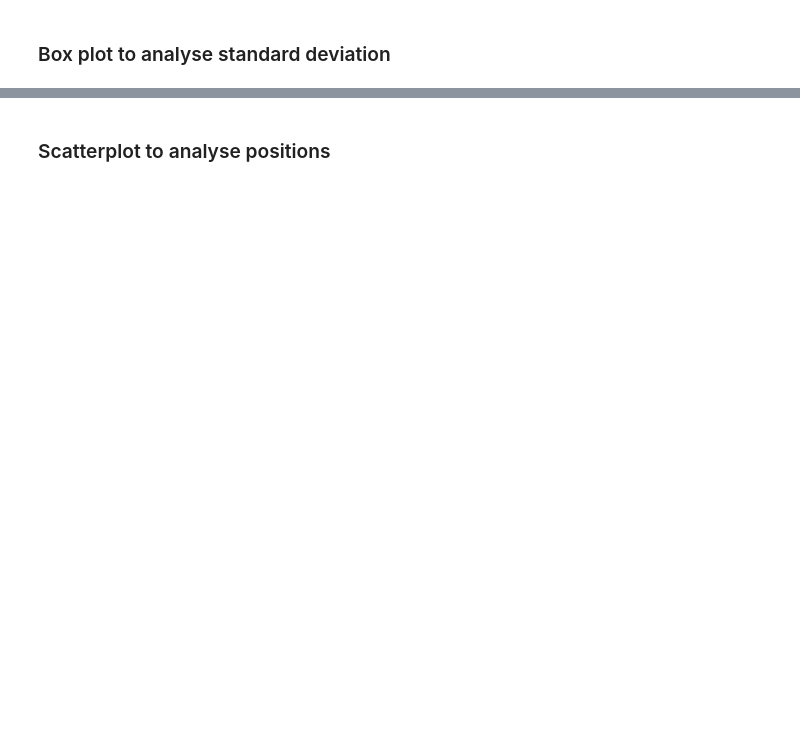
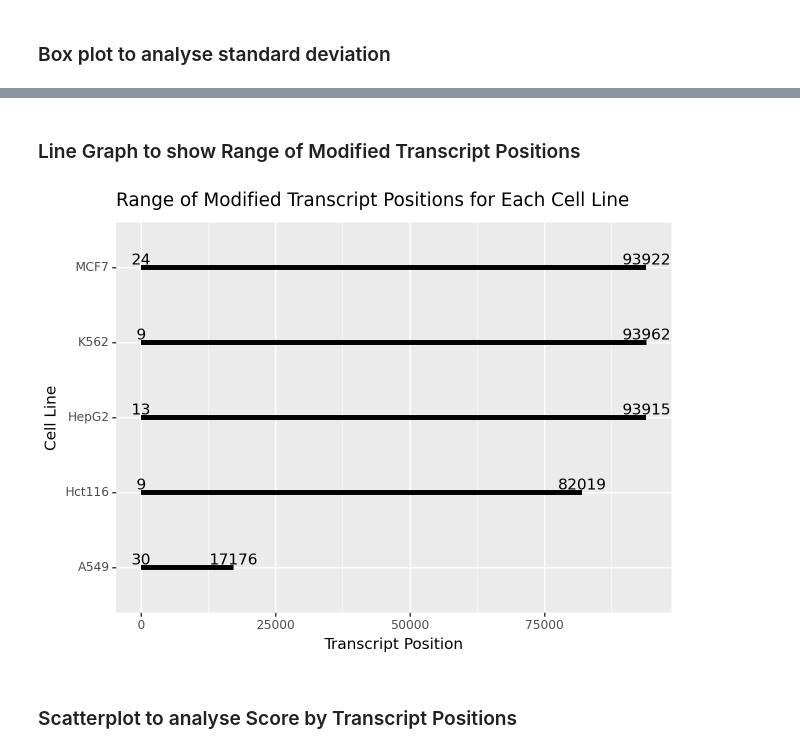
Before and after one commit to chloetkl/dsa4262-geneiuses, a Jupyter notebook: code/prediction_and_visualisation.ipynb, the cells around one changed output, grey strips where cells are left out. Drawn from its saved outputs; the diff is of its cells as text; code cells hidden in the pictures; blank space fills up the shorter version.

```diff
--- a/code/prediction_and_visualisation.ipynb
+++ b/code/prediction_and_visualisation.ipynb
@@ -363,2 +379,29 @@ plt.show()
+# %% [markdown]
+### Line Graph to show Range of Modified Transcript Positions
+# %%
+# Calculate the min and max transcript positions for each cell line
+range_data = filtered_data.groupby('cell_line').agg(
+    min_position=('transcript_position', 'min'),
+    max_position=('transcript_position', 'max')
+).reset_index()
+
+# Create plot
+plot = (
+    ggplot(range_data, aes(x='min_position', y='cell_line'))  # Min position on x-axis, cell line on y-axis
+    + geom_segment(aes(x='min_position', xend='max_position', y='cell_line', yend='cell_line'), size=2)
+    + geom_text(aes(x='min_position', label='min_position'),
+                nudge_x=-1, color='black', va='bottom')  # Label min values
+    + geom_text(aes(x='max_position', label='max_position'),
+                nudge_x=1, color='black', va='bottom')  # Label max values
+    + labs(
+        title='Range of Modified Transcript Positions for Each Cell Line',
+        x='Transcript Position',
+        y='Cell Line'
+    )
+)
+
+print(plot)
+# %% [output]
+[figure, added]
 # %% [markdown]
-### Scatterplot to analyse positions
+### Scatterplot to analyse Score by Transcript Positions
```
Also changed, not shown: parts of 15 cells of this notebook.
